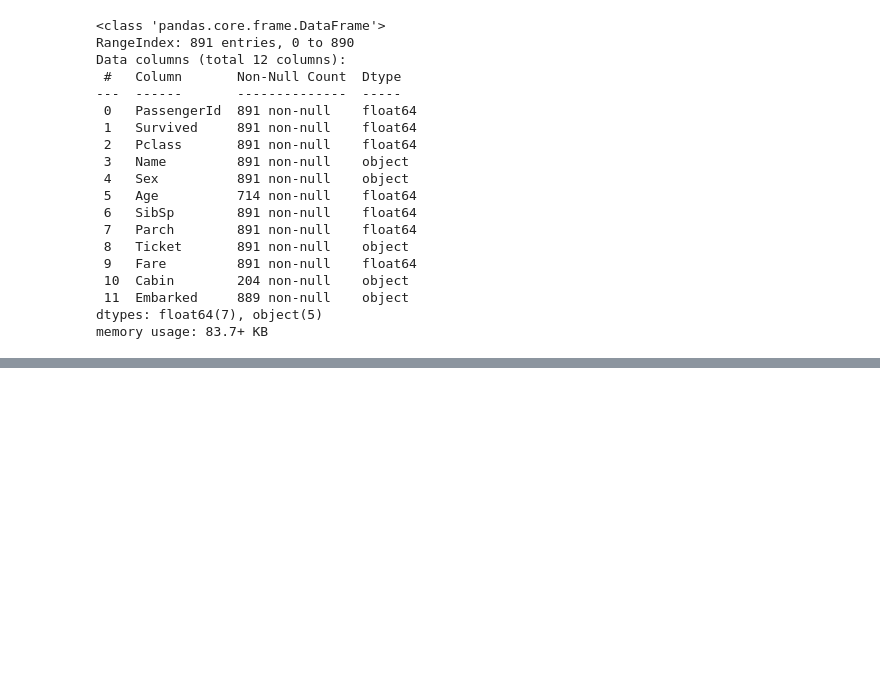
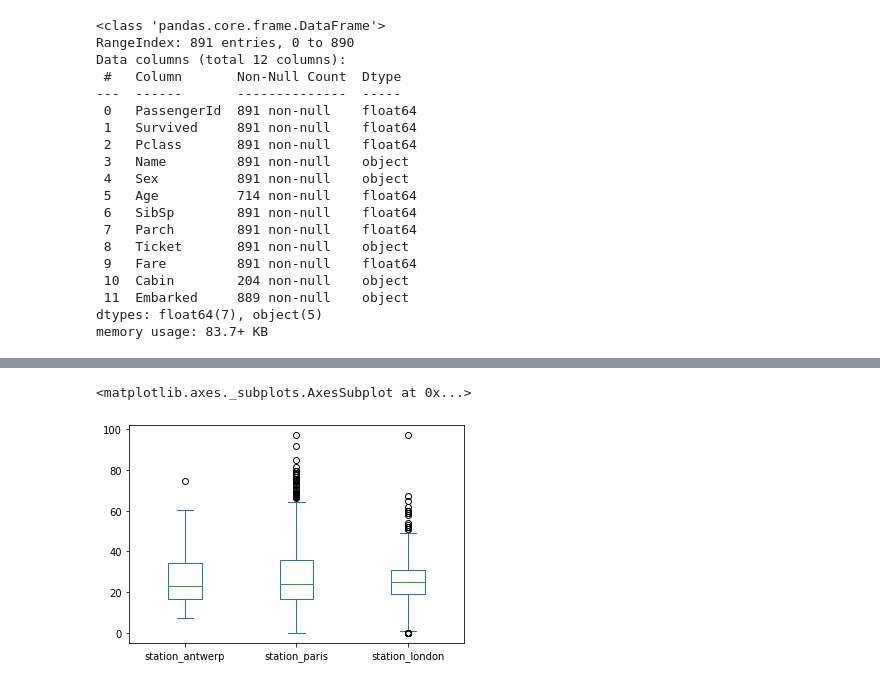
Before and after one commit to arifarman02/Learning_data_science, a Jupyter notebook: Pandas.ipynb, the cells around one changed output, grey strips where cells are left out. Cells and saved outputs as stored; diff of their text form; code cells hidden in the pictures; blank space fills up the shorter version.

```diff
--- a/Pandas.ipynb
+++ b/Pandas.ipynb
@@ -115,0 +304,6 @@ memory usage: 83.7+ KB
+# %%
+#Box plot
+air_quality.plot.box()
+# %% [output]
+<matplotlib.axes._subplots.AxesSubplot at 0x...>
+[figure, added]
```
Also changed, not shown: parts of 33 cells of this notebook.
